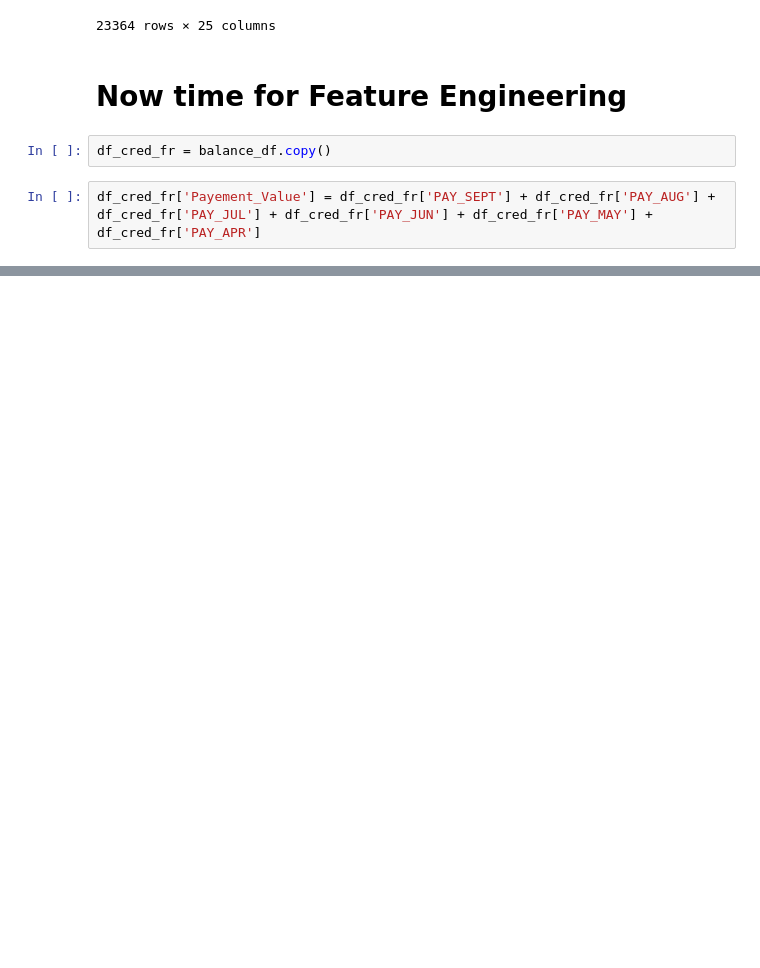
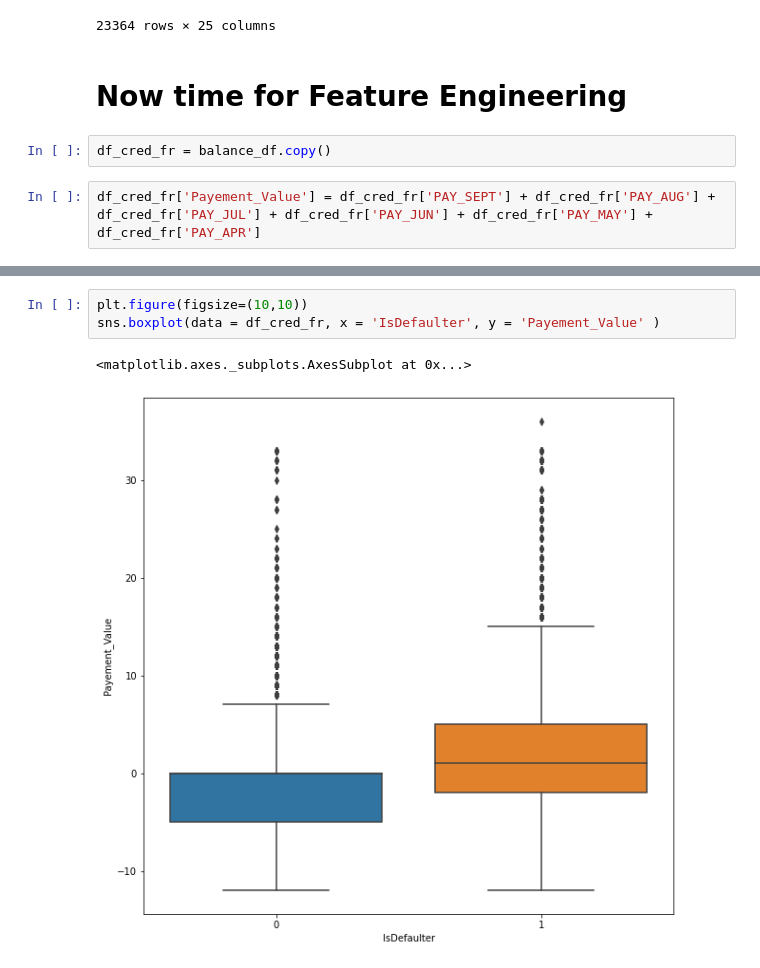
Before and after one commit to Creatrohit9/Credit-Card-Default-Prediction-Rohit-Bhadauriya, a Jupyter notebook: Credit_Card_Default_Prediction(Proponent_Ds)_Rohit_Bhadauriya_Capstone_Project.ipynb, the cells around one changed output, grey strips where cells are left out. Saved outputs shown, nothing was run; the diff lists cells and outputs as text; blank space fills up the shorter version.

```diff
--- a/Credit_Card_Default_Prediction(Proponent_Ds)_Rohit_Bhadauriya_Capstone_Project.ipynb
+++ b/Credit_Card_Default_Prediction(Proponent_Ds)_Rohit_Bhadauriya_Capstone_Project.ipynb
@@ -464,0 +472,6 @@ df_cred_fr['Payement_Value'] = df_cred_fr['PAY_SEPT'] + df_cred_fr['PAY_AUG'] +
+# %%
+plt.figure(figsize=(10,10))
+sns.boxplot(data = df_cred_fr, x = 'IsDefaulter', y = 'Payement_Value' )
+# %% [output]
+<matplotlib.axes._subplots.AxesSubplot at 0x...>
+[figure, added]
```
Also changed, not shown: parts of 4 cells of this notebook.
